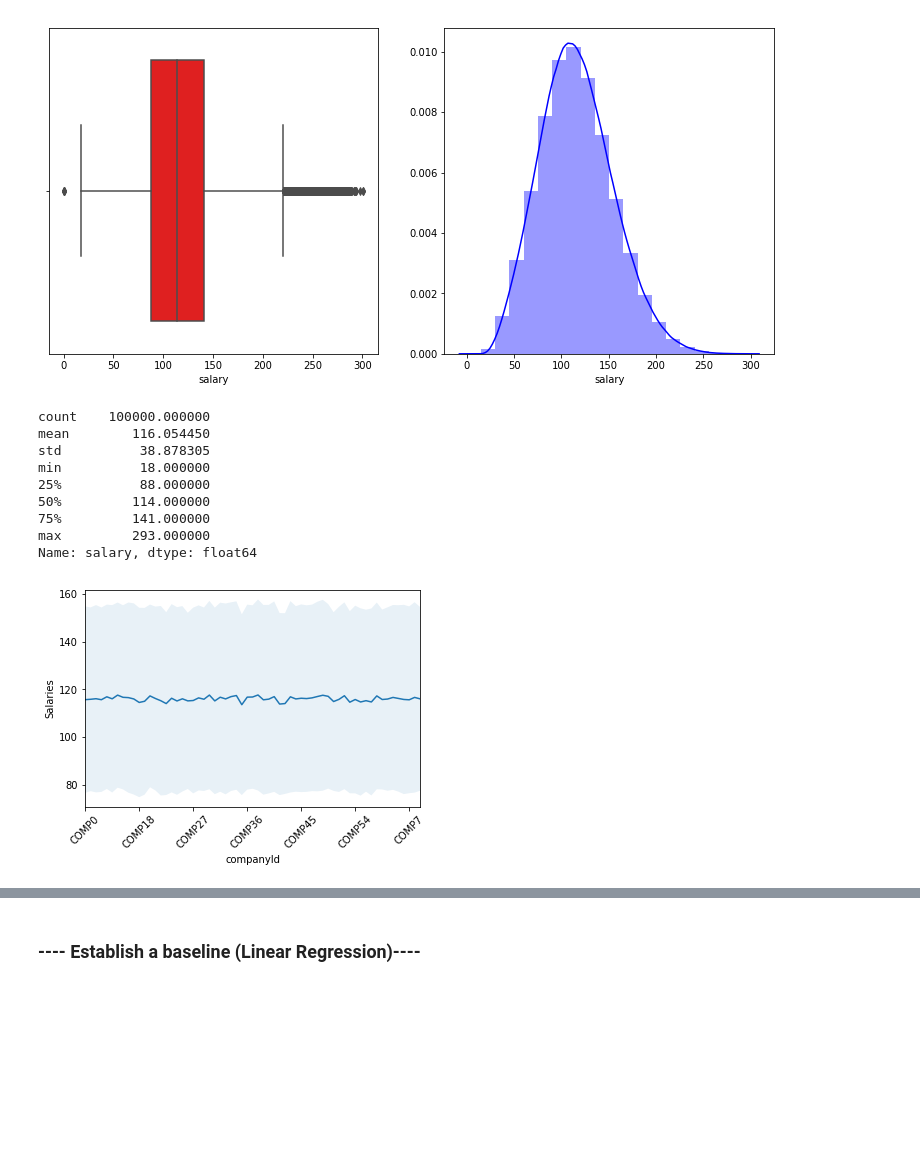
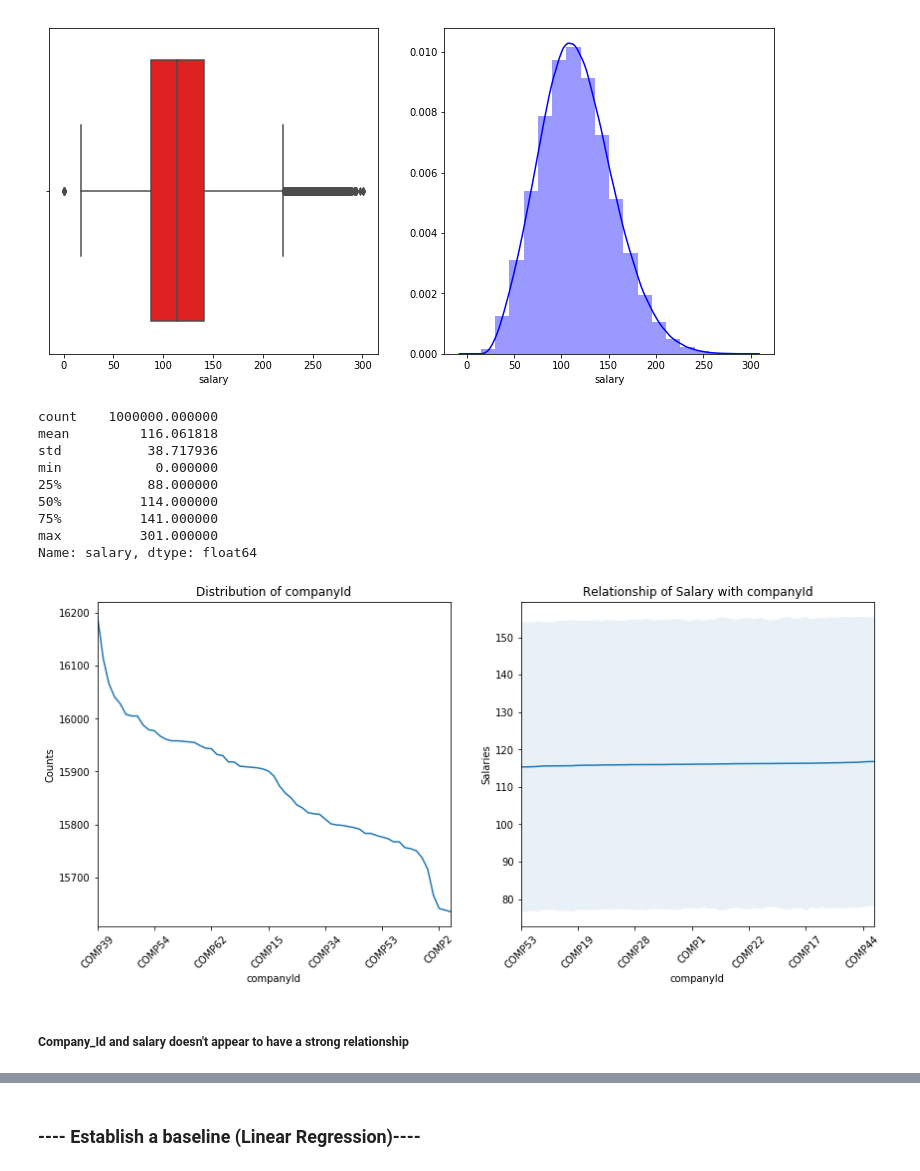
Before and after one commit to dsjoench/salarypredictionportfolio, a Jupyter notebook: Salary Prediction Portfolio .ipynb, the cells around one changed output, grey strips where cells are left out. Drawn from its saved outputs; the diff is of its cells as text; code cells hidden in the pictures; blank space fills up the shorter version.

```diff
--- a/Salary Prediction Portfolio .ipynb
+++ b/Salary Prediction Portfolio .ipynb
@@ -221,12 +265,12 @@ train_subset = train_merged.sample(n=100000,replace = True)
 # %%
-train_subset.salary.describe()
+train_merged.salary.describe()
 # %% [output]
-count    100000.000000
-mean        116.054450
-std          38.878305
-min          18.000000
-25%          88.000000
-50%         114.000000
-75%         141.000000
-max         293.000000
+count    1000000.000000
+mean         116.061818
+std           38.717936
+min            0.000000
+25%           88.000000
+50%          114.000000
+75%          141.000000
+max          301.000000
 Name: salary, dtype: float64
@@ -248,5 +277,7 @@ def plot_feature(df, col):
 # %%
-plot_feature(train_subset,'companyId')
+plot_feature(train_merged,'companyId')
 # %% [output]
-[figure, old version]
+[figure, new version]
+# %% [markdown]
+##### Company_Id and salary doesn't appear to have a strong relationship
 # %%
```
Also changed, not shown: parts of 56 cells of this notebook.
